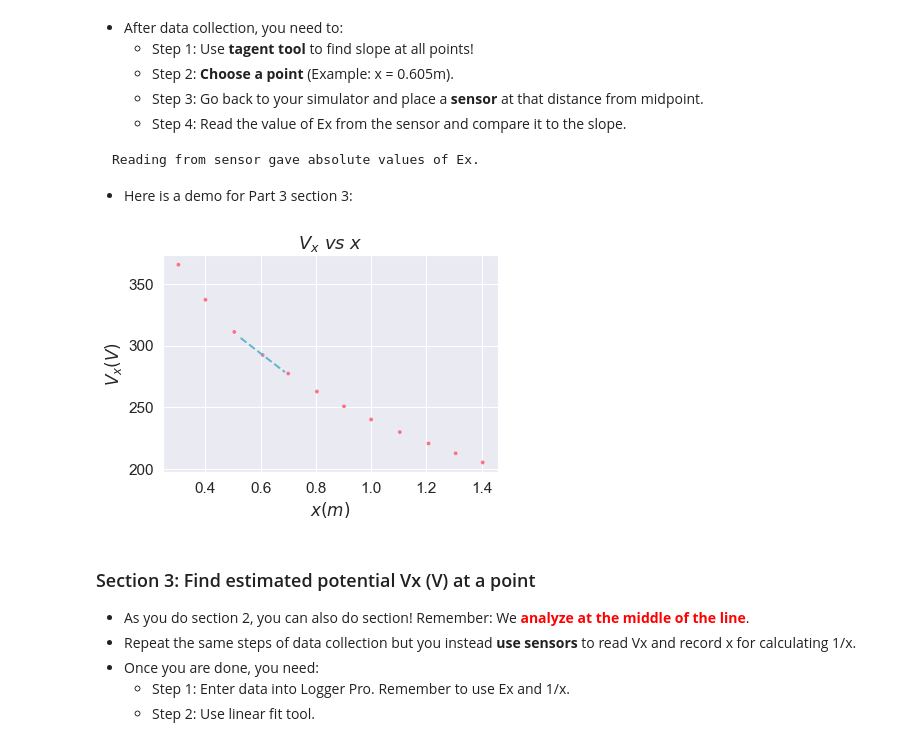
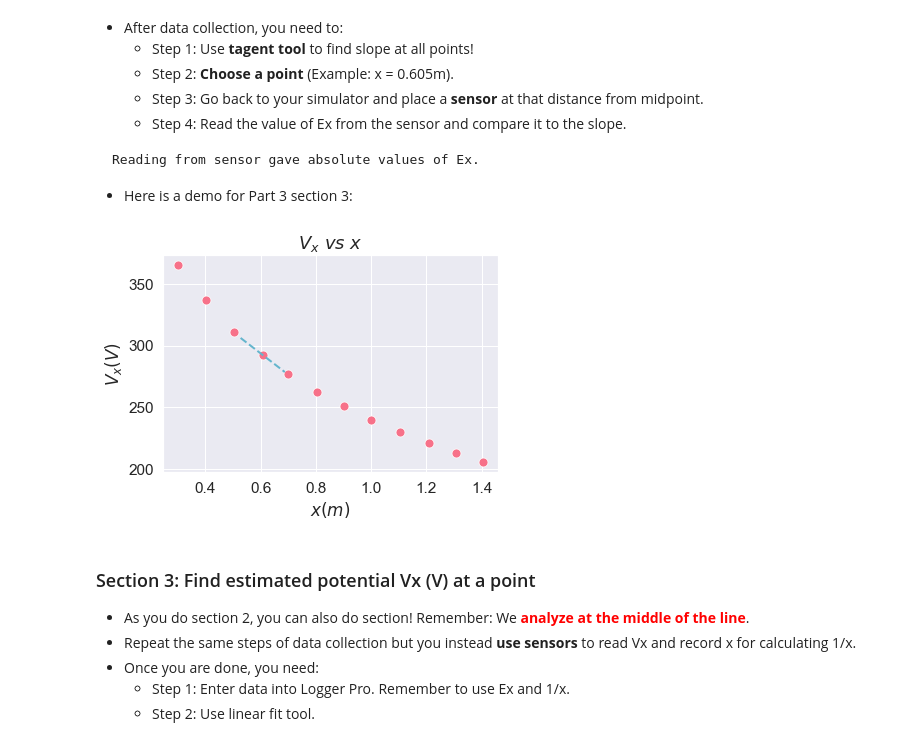
Before and after one commit to tthvo/phys-web, a Jupyter notebook: _sources/contents/lab5/lab5.ipynb, the cells around one changed output. Cells and saved outputs as stored; diff of their text form; code cells hidden in the pictures.

```diff
--- a/_sources/contents/lab5/lab5.ipynb
+++ b/_sources/contents/lab5/lab5.ipynb
@@ -128,35 +128,35 @@ part3_3 = (pd.read_csv("part3_3.csv", delimiter=",", dtype=float)
 # Settings
 # Set seaborn themes
 sns.set_theme(context='notebook',style='darkgrid', font_scale=1.4)
 # sns.despine(left=True, bottom=True)
 sns.set_palette("husl", 5)
 
 
 # Plotting
-plot = (sns.scatterplot(x="x", y="Vx",data=part3_2, size=90, legend = False,linewidths=0.7, edgecolor='w')
+plot = (sns.scatterplot(x="x", y="Vx",data=part3_2, legend = False, s=80,linewidths=0.7, edgecolor='w')
 )
 # Add title to only this subgraph
 plot.set_title(r"$V_x\ vs\ x$", fontdict={'fontsize':18, 'fontweight':"bold", 'va':"baseline"})
 plot.set_ylabel(r"$V_x (V)$")
 plot.set_xlabel(r"$x (m)$")
 
 # Choose a x
 x = part3_2["x"][3] # Let's choose the third point
 y = part3_2["Vx"][3]
 upper = (part3_2["x"][2], part3_2["Vx"][2])
 lower = (part3_2["x"][4], part3_2["Vx"][4])
 # Define x data range for tangent line
 xrange = np.linspace(x-0.08, x+0.08, 10)
 
 def line(x,y, x_range, lower_neighbor, upper_neighbor,):
     slope = (upper_neighbor[1] - lower_neighbor[1])/ (upper_neighbor[0] - lower_neighbor[0])
     return slope*(x_range - x) + y
 
 # Plot the tagent line
 plt.plot(xrange, line(x, y, xrange, lower, upper), 'c--', linewidth = 2)
 plt.show()
 # %% [output]
-[figure, old version]
+[figure, new version]
 # %% [markdown]
 ### Section 3: Find estimated potential Vx (V) at a point
 
```
Also changed, not shown: 3 other files.
